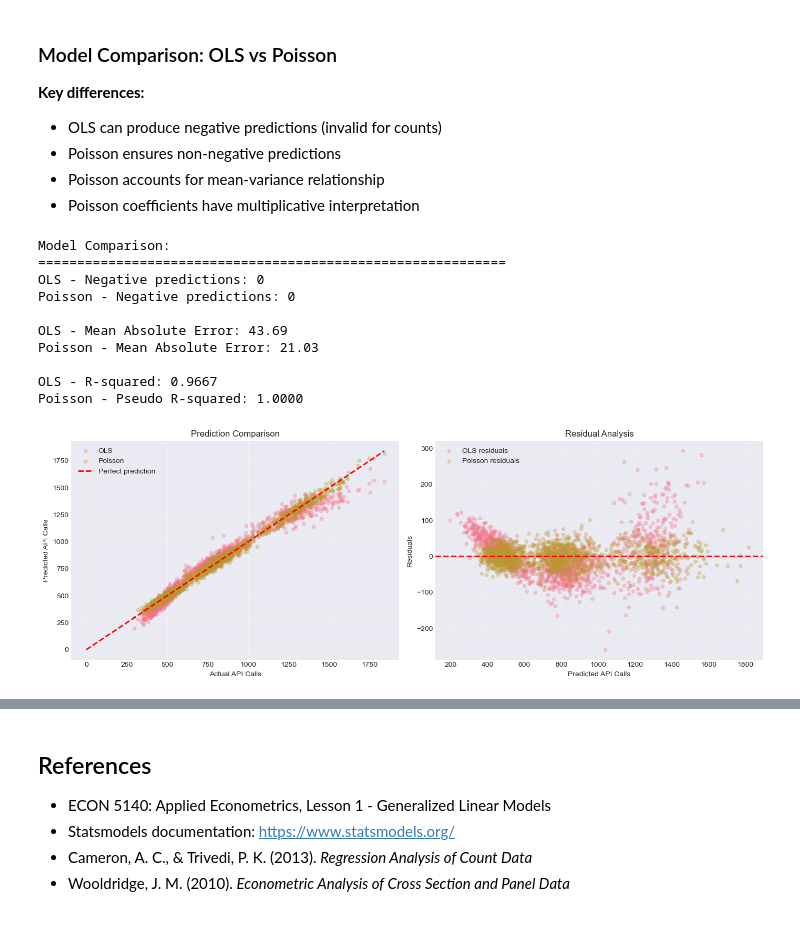
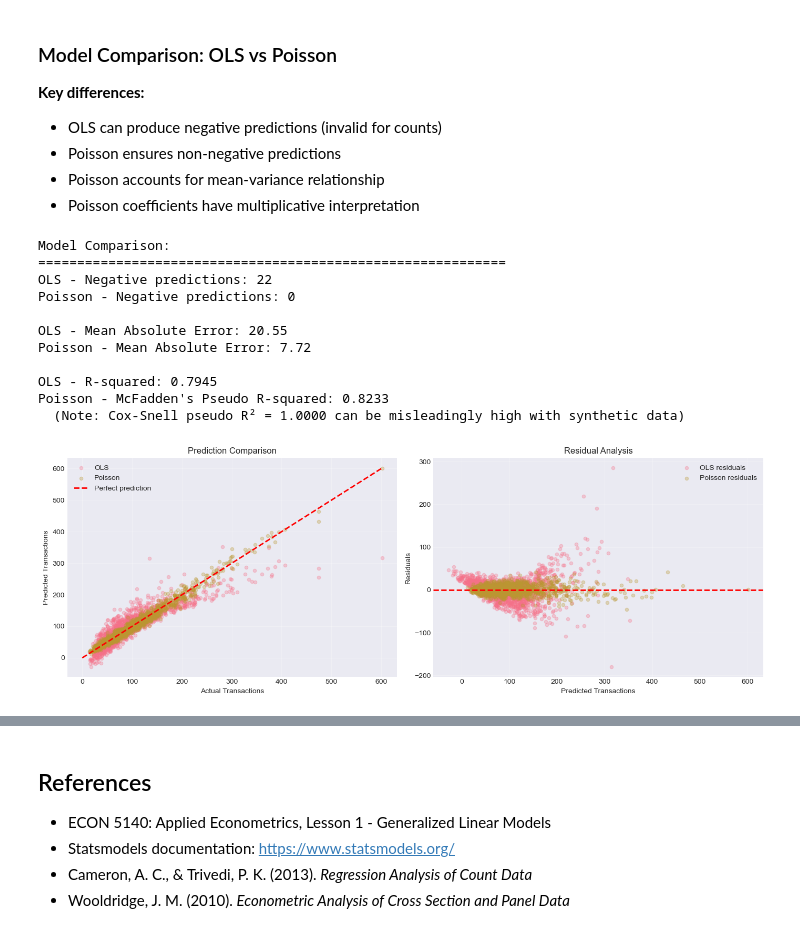
Before and after one commit to a-ospan/econ-5140-code, a Jupyter notebook: lesson1_glm_demo.ipynb, the cells around one changed output, grey strips where cells are left out. Saved outputs shown, nothing was run; the diff lists cells and outputs as text; code cells hidden in the pictures.

```diff
--- a/lesson1_glm_demo.ipynb
+++ b/lesson1_glm_demo.ipynb
@@ -522,14 +526,14 @@ Poisson regression models count outcomes using:
 # %%
 # Prepare data for Poisson regression
 X_poisson = sm.add_constant(pd.DataFrame({
-    'subscription_tier': df_api['subscription_tier'],
-    'log_active_users': np.log(df_api['active_users'] + 1),
-    'days_scaled': df_api['days_since_creation'] / 100,
-    'fee_scaled': df_api['monthly_fee'] / 100
+    'prime_member': df_transactions['prime_member'],
+    'log_account_age': np.log(df_transactions['account_age_months'] + 1),
+    'log_avg_order_value': np.log(df_transactions['avg_order_value']),
+    'categories_browsed': df_transactions['categories_browsed']
 }))
 
 # Fit Poisson regression
-poisson_model = GLM(df_api['api_calls'], X_poisson, family=families.Poisson()).fit()
+poisson_model = GLM(df_transactions['transactions'], X_poisson, family=families.Poisson()).fit()
 
 print("Poisson Regression Results:")
 print(poisson_model.summary())
@@ -620,7 +624,7 @@ Negative predictions: 0
 # %%
 # Compare model performance
 comparison_count = pd.DataFrame({
-    'Actual': df_api['api_calls'],
+    'Actual': df_transactions['transactions'],
     'OLS': ols_count_pred,
     'Poisson': poisson_pred
 })
@@ -630,52 +634,64 @@ print("Model Comparison:")
 print("=" * 60)
 print(f"OLS - Negative predictions: {(ols_count_pred < 0).sum()}")
 print(f"Poisson - Negative predictions: {(poisson_pred < 0).sum()}")
-print(f"\nOLS - Mean Absolute Error: {np.mean(np.abs(df_api['api_calls'] - ols_count_pred)):.2f}")
-print(f"Poisson - Mean Absolute Error: {np.mean(np.abs(df_api['api_calls'] - poisson_pred)):.2f}")
+print(f"\nOLS - Mean Absolute Error: {np.mean(np.abs(df_transactions['transactions'] - ols_count_pred)):.2f}")
+print(f"Poisson - Mean Absolute Error: {np.mean(np.abs(df_transactions['transactions'] - poisson_pred)):.2f}")
 print(f"\nOLS - R-squared: {ols_count_model.rsquared:.4f}")
-print(f"Poisson - Pseudo R-squared: {poisson_model.pseudo_rsquared():.4f}")
+
+# Calculate McFadden's pseudo R-squared (more standard than Cox-Snell)
+# McFadden's: 1 - (LL_model / LL_null)
+# First fit a null model (intercept only)
+null_model = GLM(df_transactions['transactions'],
+                 sm.add_constant(np.ones(len(df_transactions))),
+                 family=families.Poisson()).fit()
+ll_model = poisson_model.llf
+ll_null = null_model.llf
+mcfadden_rsq = 1 - (ll_model / ll_null) if ll_null != 0 else 0
+print(f"Poisson - McFadden's Pseudo R-squared: {mcfadden_rsq:.4f}")
+print(f"  (Note: Cox-Snell pseudo R² = {poisson_model.pseudo_rsquared():.4f} can be misleadingly high with synthetic data)")
 
 # Visualize comparison
 fig, axes = plt.subplots(1, 2, figsize=(14, 5))
 
 # Plot 1: Predictions comparison
-axes[0].scatter(df_api['api_calls'], ols_count_pred, alpha=0.3, label='OLS', s=20)
-axes[0].scatter(df_api['api_calls'], poisson_pred, alpha=0.3, label='Poisson', s=20)
-axes[0].plot([0, df_api['api_calls'].max()], [0, df_api['api_calls'].max()],
+axes[0].scatter(df_transactions['transactions'], ols_count_pred, alpha=0.3, label='OLS', s=20)
+axes[0].scatter(df_transactions['transactions'], poisson_pred, alpha=0.3, label='Poisson', s=20)
+axes[0].plot([0, df_transactions['transactions'].max()], [0, df_transactions['transactions'].max()],
              'r--', linewidth=2, label='Perfect prediction')
-axes[0].set_xlabel('Actual API Calls')
-axes[0].set_ylabel('Predicted API Calls')
+axes[0].set_xlabel('Actual Transactions')
+axes[0].set_ylabel('Predicted Transactions')
 axes[0].set_title('Prediction Comparison')
 axes[0].legend()
 axes[0].grid(True, alpha=0.3)
 
 # Plot 2: Residuals
-ols_residuals = df_api['api_calls'] - ols_count_pred
-poisson_residuals = df_api['api_calls'] - poisson_pred
+ols_residuals = df_transactions['transactions'] - ols_count_pred
+poisson_residuals = df_transactions['transactions'] - poisson_pred
 
 axes[1].scatter(ols_count_pred, ols_residuals, alpha=0.3, label='OLS residuals', s=20)
 axes[1].scatter(poisson_pred, poisson_residuals, alpha=0.3, label='Poisson residuals', s=20)
 axes[1].axhline(y=0, color='r', linestyle='--', linewidth=2)
-axes[1].set_xlabel('Predicted API Calls')
+axes[1].set_xlabel('Predicted Transactions')
 axes[1].set_ylabel('Residuals')
 axes[1].set_title('Residual Analysis')
 axes[1].legend()
 axes[1].grid(True, alpha=0.3)
 
 plt.tight_layout()
 plt.show()
 # %% [output]
 Model Comparison:
 ============================================================
-OLS - Negative predictions: 0
+OLS - Negative predictions: 22
 Poisson - Negative predictions: 0
 
-OLS - Mean Absolute Error: 43.69
-Poisson - Mean Absolute Error: 21.03
+OLS - Mean Absolute Error: 20.55
+Poisson - Mean Absolute Error: 7.72
 
-OLS - R-squared: 0.9667
-Poisson - Pseudo R-squared: 1.0000
+OLS - R-squared: 0.7945
+Poisson - McFadden's Pseudo R-squared: 0.8233
+  (Note: Cox-Snell pseudo R² = 1.0000 can be misleadingly high with synthetic data)
-[figure, old version]
+[figure, new version]
 # %% [markdown]
 ## Summary: GLM Framework
 
```
Also changed, not shown: parts of 7 cells of this notebook.
